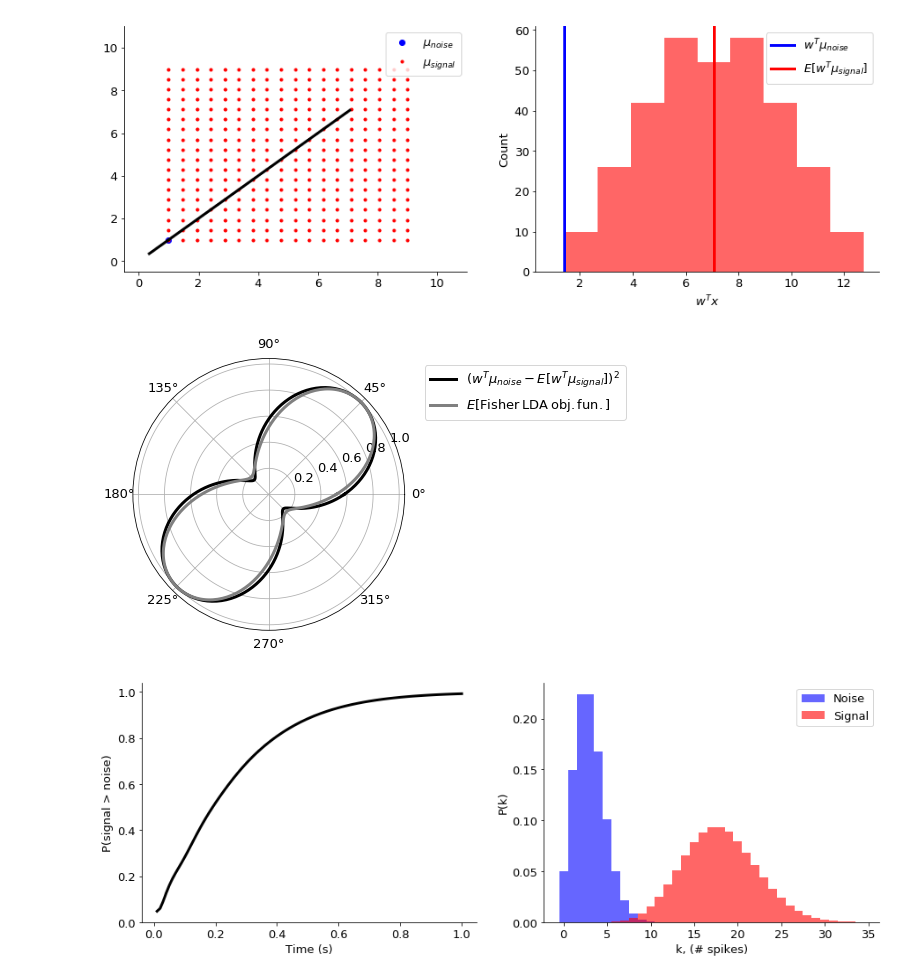
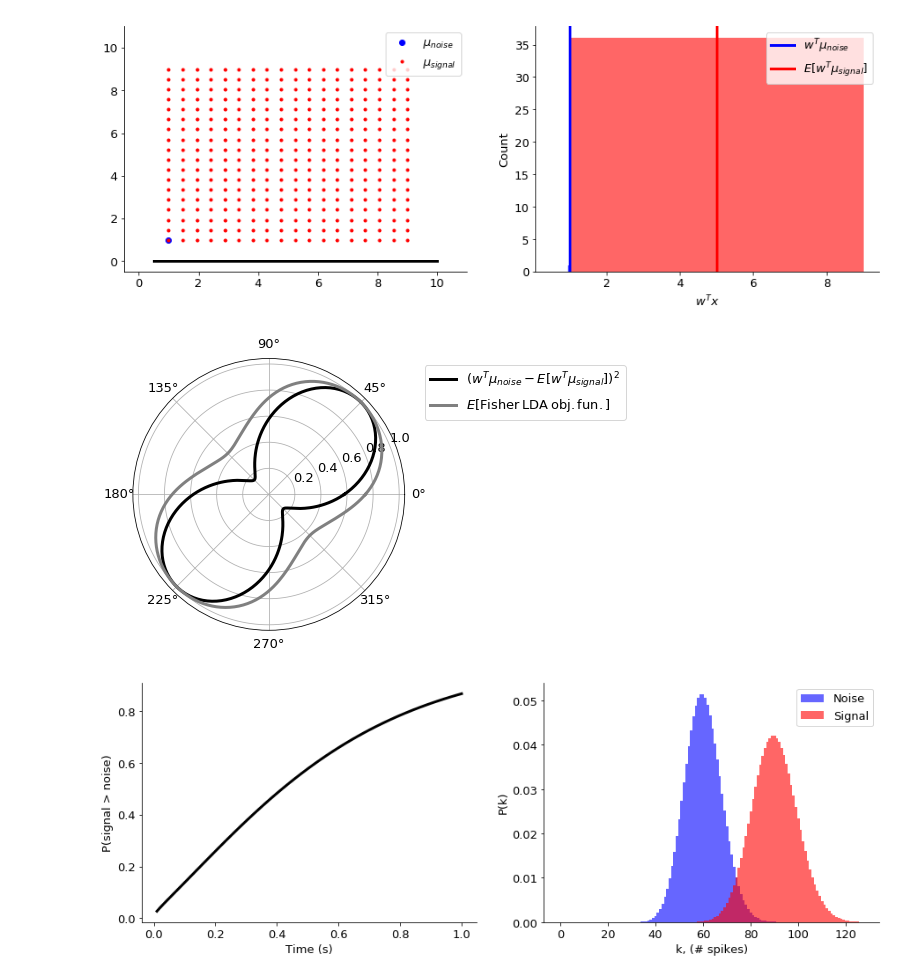
Before and after one commit to ala-laurila-lab/jupyter-notebooks, a Jupyter notebook: Classifiers.ipynb, the cells around one changed output. Drawn from its saved outputs; the diff is of its cells as text; code cells hidden in the pictures.

Commit message:
add signal and noise correlations

```diff
--- a/Classifiers.ipynb
+++ b/Classifiers.ipynb
@@ -92,8 +92,10 @@ plt.show()
 muNoise = np.array([1., 1.])
 muX1, muX2 = np.meshgrid(np.linspace(1., 9, 18), np.linspace(1., 9, 18))
 muSignal = np.vstack([muX1.ravel(), muX2.ravel()]).T
+muDiff = np.abs(muSignal[:, 0] - muSignal[:, 1])
+#muSignal = muSignal[muDiff <=2]
 
-w = np.array([1., 1.])
+w = np.array([1., 0.])
 w /= np.linalg.norm(w)
 zNoise = np.dot(muNoise, w)
 zSignal = np.dot(muSignal, w)
@@ -116,9 +118,10 @@ ah.set_ylabel('Count')
 plt.legend(handles=[lhC1, lhC2])
 plt.show()
 # %% [output]
-[figure, old version]
+[figure, new version]
 # %%
-covNoise = np.diag(muNoise)
+noiseCorr = 0.5*np.sqrt(np.prod(muNoise))
+covNoise = np.array([[muNoise[0], noiseCorr], [noiseCorr, muNoise[1]]])
 angles = np.linspace(0, 2*np.pi, 361)
 expLdaObjFunVal = []
 expSqDiffObjFunVal = []
@@ -131,7 +134,8 @@ for angle in angles:
     sqDiffObjFunTmp = 0.
 
     for i in range(muSignal.shape[0]):
-        covSignal = np.diag(muSignal[i, :])
+        signalCorr = 0.45*np.sqrt(np.prod(muSignal[i, :]))
+        covSignal = np.array([[muSignal[i, 0], signalCorr], [signalCorr, muSignal[i, 1]]])
         diff = np.dot(w, muNoise - muSignal[i, :])
         sqDiff = np.dot(diff, diff)
         scatter = np.dot(w, np.dot(covNoise, w)) + np.dot(w, np.dot(covSignal, w))
@@ -151,11 +155,11 @@ phSqDiff = plt.polar(angles, expSqDiffObjFunVal, color=[0,0,0], lw=3, label='$(w
 phLDA = plt.polar(angles, expLdaObjFunVal, color=[0.5, 0.5, 0.5], lw=3, label='$E[\mathrm{Fisher\:LDA\:obj. fun.}]$')
 plt.legend(handles=phSqDiff+phLDA, bbox_to_anchor=(1.05, 1));
 # %% [output]
-[figure, old version]
+[figure, new version]
 # %%
 dt = 0.01
-noise = 1
-signal = 6
+noise = 20
+signal = 30
 nFrames = 100
 nNull = 50
 initSum = 0
@@ -167,34 +171,34 @@ signalCum = np.cumsum(nCells*dt*signal*np.ones([nFrames, 1])) + initSum
 
 for i in range(nFrames):
 
     kMaxVal = np.stack([noiseCum.max(), signalCum.max()]).max()
     kMax = int(kMaxVal + 5*np.sqrt(kMaxVal))
     pNoiseTmp = poisson.pmf(np.arange(kMax), noiseCum[i])
     pSignalTmp = poisson.pmf(np.arange(kMax), signalCum[i])
 
     pTmp = 0
     pTmpLog = 0
     for j in range(1, int(kMax)):
         pTmp += pSignalTmp[j]*np.sum(pNoiseTmp[0:j])**nNull;
 
     p[i] = pTmp
 
 fh = plt.figure(figsize=(15, 5))
 ah = fh.add_subplot(1, 2, 1)
 ah.plot(np.arange(1, nFrames+1)*dt, p, 'k-', lw=3)
 ah.set_xlabel('Time (s)')
 ah.set_ylabel('P(signal > noise)')
 kMax = np.int64(nCells*dt*nFrames*np.array([noise, signal]).max()) + initSum
 kValMax = kMax + 4*np.sqrt(kMax)
 kVals = np.arange(kValMax)
 ah = fh.add_subplot(1, 2, 2)
 bhNoise = ah.bar(kVals, poisson.pmf(kVals, nCells*dt*nFrames*noise+initSum), 1, color=cmap(0.)[0:3], alpha=0.6, label='Noise')
 bhSignal = ah.bar(kVals, poisson.pmf(kVals, nCells*dt*nFrames*signal+initSum), 1, color=cmap(1.)[0:3], alpha=0.6, label='Signal')
 ah.set_xlabel('k, (# spikes)')
 ah.set_ylabel('P(k)')
 plt.legend(handles=[bhNoise, bhSignal]);
 # %% [output]
-[figure, old version]
+[figure, new version]
 # %%
 dt = 0.01
 noise = 1
```
Also changed, not shown: parts of 3 cells of this notebook.
